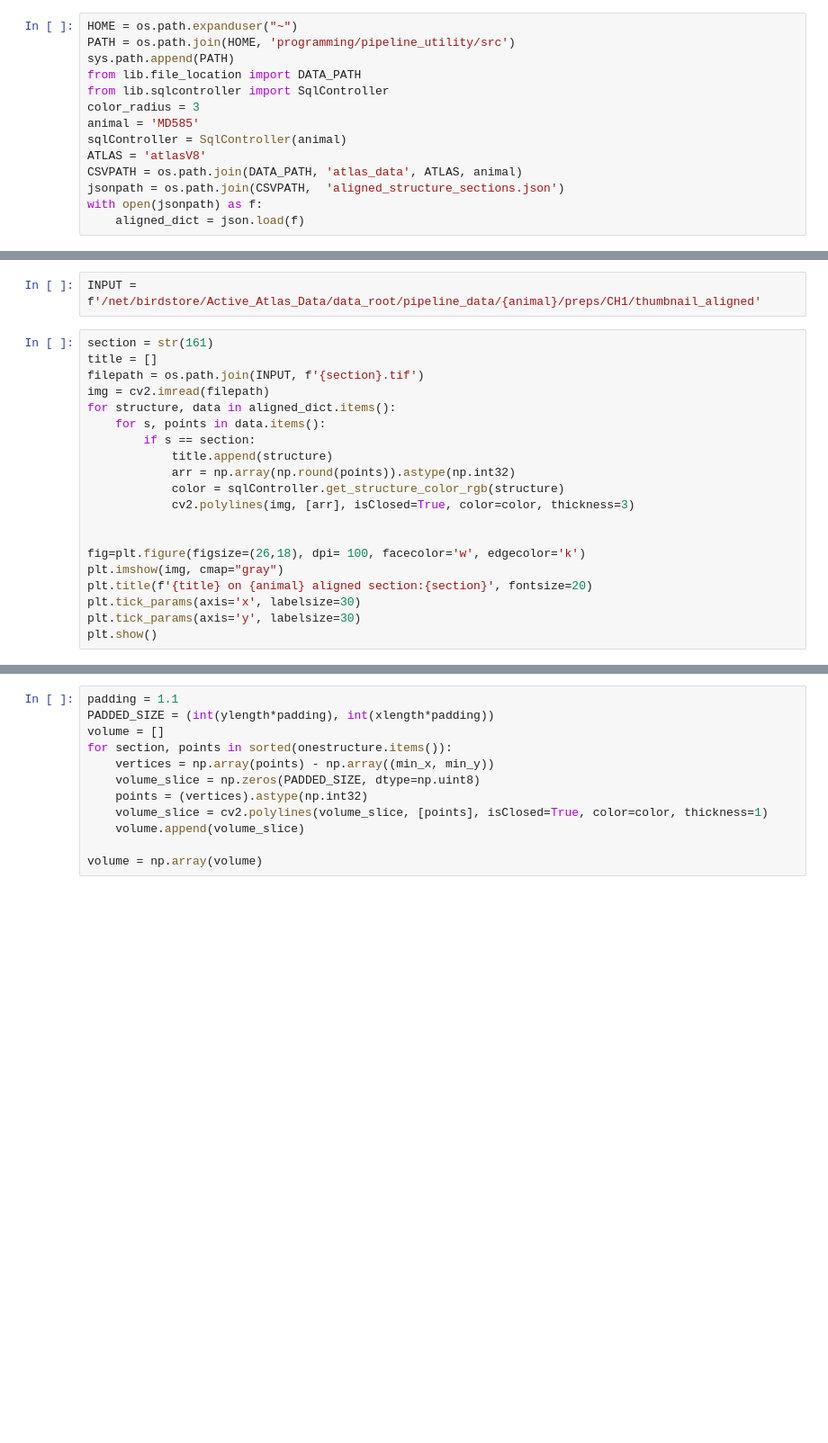
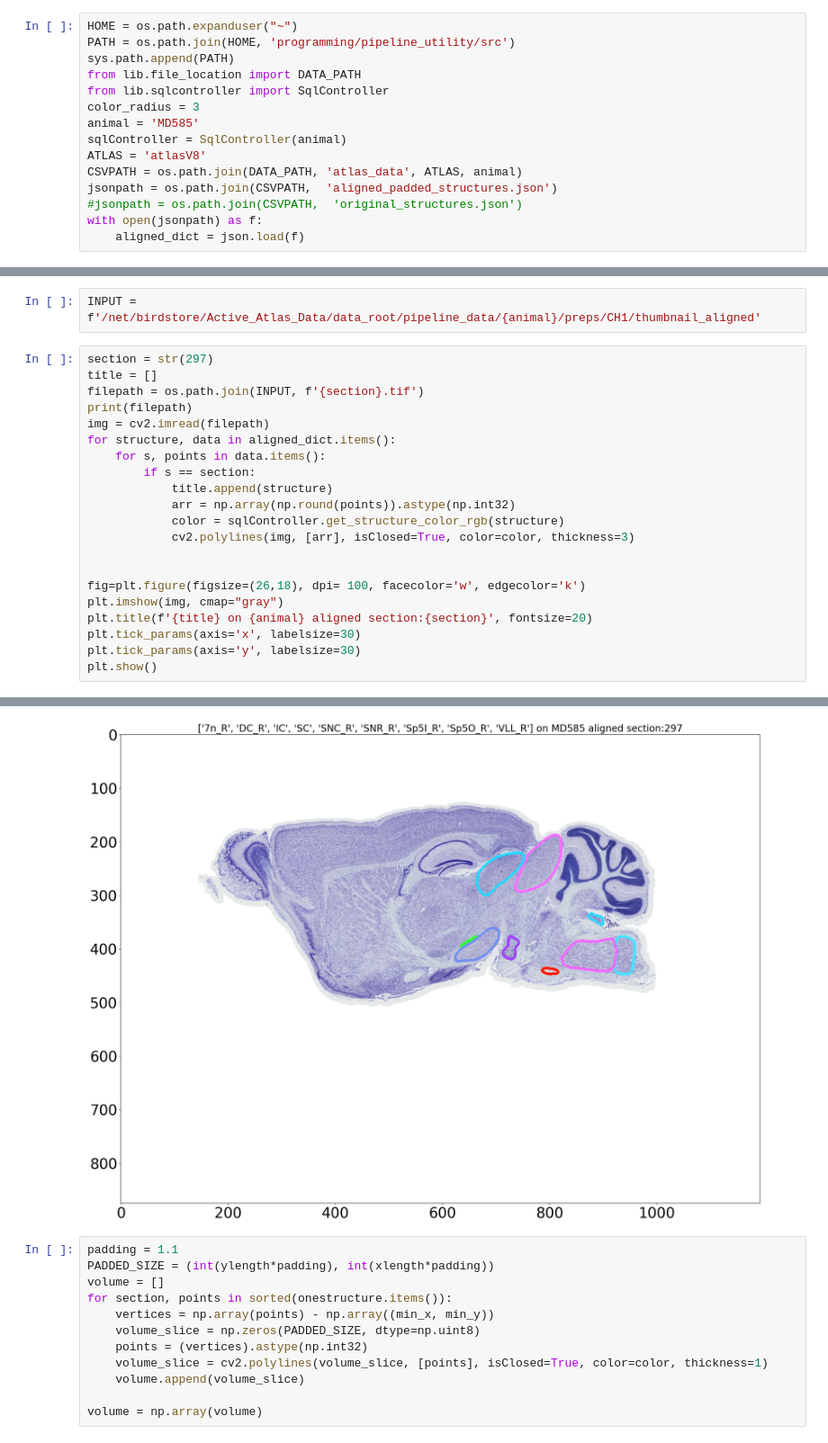
Before and after one commit to ActiveBrainAtlas2/preprocessing-pipeline, a Jupyter notebook: notebooks/draw_aligned_points_on_image.ipynb, the cells around one changed output, grey strips where cells are left out. Shown at 90% size. Drawn from its saved outputs; the diff is of its cells as text; blank space fills up the shorter version.

```diff
--- a/notebooks/draw_aligned_points_on_image.ipynb
+++ b/notebooks/draw_aligned_points_on_image.ipynb
@@ -19,7 +19,8 @@ animal = 'MD585'
 sqlController = SqlController(animal)
 ATLAS = 'atlasV8'
 CSVPATH = os.path.join(DATA_PATH, 'atlas_data', ATLAS, animal)
-jsonpath = os.path.join(CSVPATH,  'aligned_structure_sections.json')
+jsonpath = os.path.join(CSVPATH,  'aligned_padded_structures.json')
+#jsonpath = os.path.join(CSVPATH,  'original_structures.json')
 with open(jsonpath) as f:
     aligned_dict = json.load(f)
 # %%
@@ -82,9 +94,10 @@ np.mean(arr, axis=0)
 # %%
 INPUT = f'/net/birdstore/Active_Atlas_Data/data_root/pipeline_data/{animal}/preps/CH1/thumbnail_aligned'
 # %%
-section = str(161)
+section = str(297)
 title = []
 filepath = os.path.join(INPUT, f'{section}.tif')
+print(filepath)
 img = cv2.imread(filepath)
 for structure, data in aligned_dict.items():
     for s, points in data.items():
@@ -101,3 +114,4 @@ plt.title(f'{title} on {animal} aligned section:{section}', fontsize=20)
 plt.tick_params(axis='x', labelsize=30)
 plt.tick_params(axis='y', labelsize=30)
 plt.show()
+# %% [output]
@@ -104,3 +119,4 @@ plt.show()
+[figure, added]
 # %%
 padding = 1.1
 PADDED_SIZE = (int(ylength*padding), int(xlength*padding))
```
Also changed, not shown: parts of 11 cells of this notebook, 1 other file.
